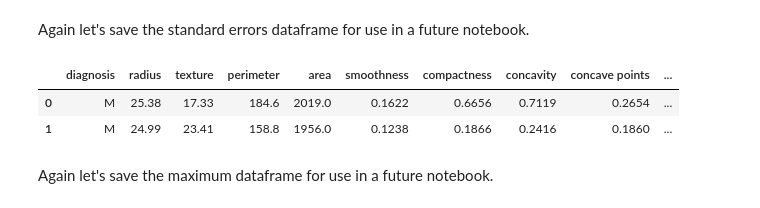
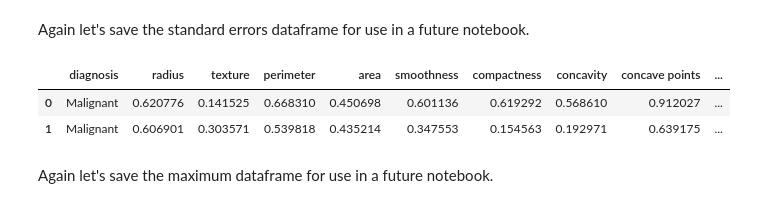
Before and after one commit to Marvykalu/Cancer_data_project, a Jupyter notebook: Breast_Cancer_data_processing.ipynb, the cells around one changed output. Cells and saved outputs as stored; diff of their text form; code cells hidden in the pictures.

```diff
--- a/Breast_Cancer_data_processing.ipynb
+++ b/Breast_Cancer_data_processing.ipynb
@@ -109,0 +126,8 @@ df.head()
+# %%
+from sklearn.preprocessing import MinMaxScaler
+scaler = MinMaxScaler()
+#scalera.fit(features)
+d = scaler.fit_transform(features)
+#scalera.transform(features)
+names = features.columns
+df_transformed = pd.DataFrame(columns = names, data = d)
@@ -109,0 +144,4 @@ df.head()
+# %%
+#add the target feature to transformed data at position 0, name it diagnosis.
+df_transformed.insert(0, 'diagnosis', target)
+df_transformed.head(2)
@@ -126,7 +172,7 @@ We observe from the index above that three different measurements (mean, standar
 Split the data into three (mean, standard error and maximum)
 # %%
 #mean dataframe
-df_mean = df.iloc[:,:11]
-df_mean.head(2)
+df_transformed_mean = df_transformed.iloc[:,:11]
+df_transformed_mean.head(2)
 # %% [output]
 |  | diagnosis | radius_mean | texture_mean | perimeter_mean | area_mean | smoothness_mean | compactness_mean | ... |
@@ -137,7 +183,7 @@ Now that we have a dataframe containing only our mean data, we will rename the c
 # %%
 #creat a list to store the transformed column names.
 l=[]
-[l.append(i[:-5]) if 'mean' in i else l.append(i) for i in df_mean.columns ]
+[l.append(i[:-5]) if 'mean' in i else l.append(i) for i in df_transformed_mean.columns ]
 print(l)
 # %% [output]
 ['diagnosis', 'radius', 'texture', 'perimeter', 'area', 'smoothness', 'compactness', 'concavity', 'concave points', 'symmetry', 'fractal_dimension']
@@ -180,14 +226,14 @@ df_SE.to_csv('cancer_data_SE.csv', index=False)
 # %%
 # create the worst or maximum dataframe
 
-df_max = df.iloc[:, np.r_[:1,21:31]]
-df_max.columns = l
+df_transformed_max = df_transformed.iloc[:, np.r_[:1,21:31]]
+df_transformed_max.columns = l
 # view the first few rows to confirm this was successful
-df_max.head(2)
+df_transformed_max.head(2)
 # %% [output]
 |  | diagnosis | radius | texture | perimeter | area | smoothness | compactness | concavity | concave points | ... |
-| 0 | M | 25.38 | 17.33 | 184.6 | 2019.0 | 0.1622 | 0.6656 | 0.7119 | 0.2654 | ... |
-| 1 | M | 24.99 | 23.41 | 158.8 | 1956.0 | 0.1238 | 0.1866 | 0.2416 | 0.1860 | ... |
+| 0 | Malignant | 0.620776 | 0.141525 | 0.668310 | 0.450698 | 0.601136 | 0.619292 | 0.568610 | 0.912027 | ... |
+| 1 | Malignant | 0.606901 | 0.303571 | 0.539818 | 0.435214 | 0.347553 | 0.154563 | 0.192971 | 0.639175 | ... |
 # %% [markdown]
 Again let's save the maximum dataframe for use in a future notebook.
 # %%
```
Also changed, not shown: parts of 18 cells of this notebook.
